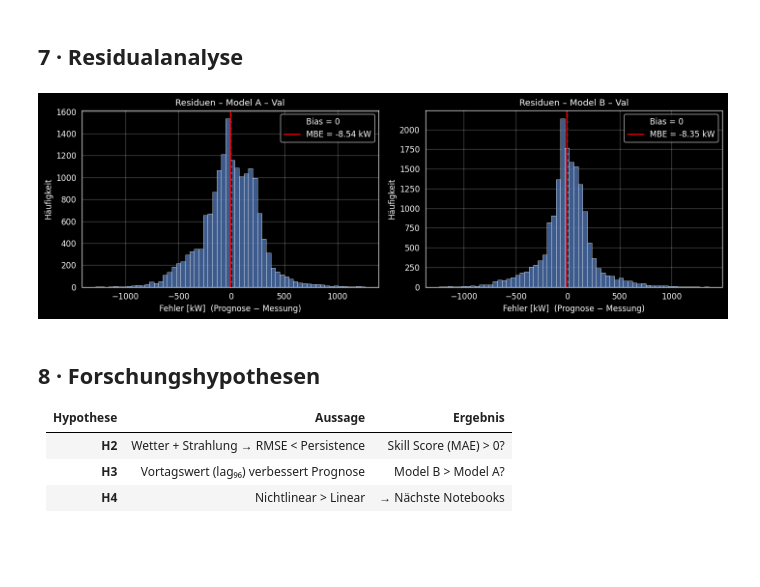
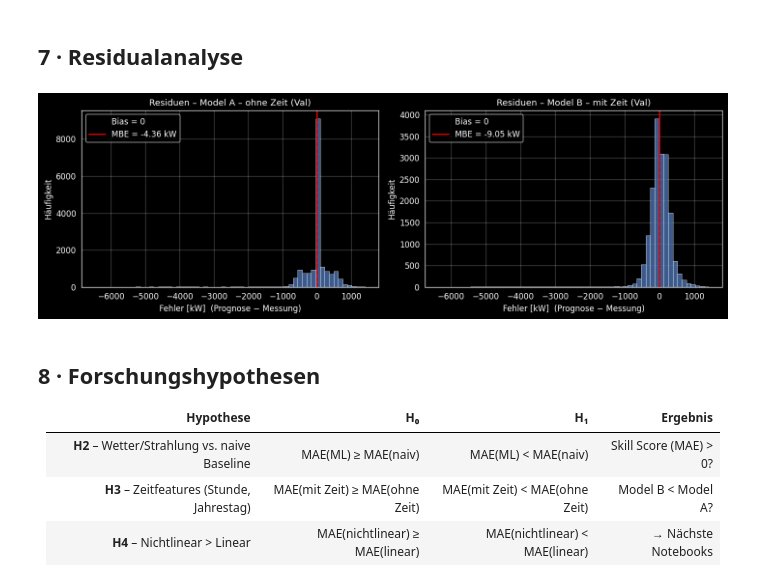
Before and after one commit to Anni075/KI-Project, a Jupyter notebook: notebooks/04_linear_regression.ipynb, the cells around one changed output. Drawn from its saved outputs; the diff is of its cells as text; code cells hidden in the pictures; blank space fills up the shorter version.

```diff
--- a/notebooks/04_linear_regression.ipynb
+++ b/notebooks/04_linear_regression.ipynb
@@ -88,7 +92,6 @@ Warum genau diese Features?
 # %%
 df = add_time_features(df)
 df = add_irradiance_features(df)
-df = add_lag_features(df, target_col=TARGET, lags=[96])
 
 print(f"Feature-Matrix: {df.shape[1]} Spalten")
 df[FEATURES_B + [TARGET]].dropna().describe().round(2)
@@ -191,27 +200,26 @@ results_df[["rmse", "mae", "r2", "nrmse", "skill_mae"]].round(4)
 # %%
 fig, axes = plt.subplots(1, 2, figsize=(11, 4))
 
-for ax, split, models, labels in [
-    (
-        axes[0], "VAL",
-        ["Persistence (val)", "Model A – kein Lag (val)", "Model B – + lag96 (val)"],
-        ["Persistence", "Model A", "Model B"],
-    ),
-    (
-        axes[1], "TEST",
-        ["Persistence (test)", "Model A – kein Lag (test)", "Model B – + lag96 (test)"],
-        ["Persistence", "Model A", "Model B"],
-    ),
+models = ["Persistence (val)", "Model A – ohne Zeit (val)", "Model B – mit Zeit (val)"]
+labels = ["Persistence\n(naiv: Vortag)", "Model A\n(ohne Zeit)", "Model B\n(mit Zeit)"]
+colors = ["#bbb", "#4C72B0", "#DD8452"]
+
+for ax, metric, title in [
+    (axes[0], "mae",  "MAE – Validierungsset"),
+    (axes[1], "rmse", "RMSE – Validierungsset"),
 ]:
-    vals   = [results_df.loc[m, "rmse"] for m in models]
-    colors = ["#bbb", "#4C72B0", "#DD8452"]
-    bars   = ax.bar(labels, vals, color=colors, edgecolor="white", linewidth=1.2)
+    vals = [results_df.loc[m, metric] for m in models]
+    bars = ax.bar(labels, vals, color=colors, edgecolor="white", linewidth=1.2)
     ax.bar_label(bars, fmt="%.1f kW", padding=4, fontsize=10)
-    ax.set_title(f"RMSE – {split}", fontsize=12)
-    ax.set_ylabel("RMSE [kW]")
-    ax.set_ylim(0, max(vals) * 1.3)
+    ax.set_title(title, fontsize=12, fontweight="bold")
+    ax.set_ylabel(f"{metric.upper()} [kW]")
+    ax.set_ylim(0, max(vals) * 1.25)
 
-plt.suptitle("Vergleich: Persistence  vs.  Lineare Regression", fontsize=13, fontweight="bold")
+plt.suptitle(
+    "⚠ MAE: Modelle schlechter als Persistence – RMSE besser\n"
+    "(Lineare Regression minimiert quadratischen Fehler, nicht MAE)",
+    fontsize=10, color="#888"
+)
 plt.tight_layout()
 plt.show()
 # %% [output]
@@ -249,31 +257,31 @@ plt.show()
 # %%
 fig, axes = plt.subplots(1, 2, figsize=(12, 4))
 
 for ax, name, yt, yp in [
-    (axes[0], "Model A – Val", y_val, pred_a_val),
-    (axes[1], "Model B – Val", y_val, pred_b_val),
+    (axes[0], "Model A – ohne Zeit (Val)", y_val, pred_a_val),
+    (axes[1], "Model B – mit Zeit (Val)",  y_val, pred_b_val),
 ]:
     res = (yp - yt).dropna()
     ax.hist(res, bins=60, color="#4C72B0", edgecolor="white",
             linewidth=0.5, alpha=0.8)
     ax.axvline(0,           color="black", lw=1.5, ls="--", label="Bias = 0")
     ax.axvline(res.mean(),  color="red",   lw=1.5, ls="-",
                label=f"MBE = {res.mean():.2f} kW")
     ax.set_title(f"Residuen – {name}", fontsize=11)
     ax.set_xlabel("Fehler [kW]  (Prognose − Messung)")
     ax.set_ylabel("Häufigkeit")
     ax.legend()
 
 plt.tight_layout()
 plt.show()
 # %% [output]
-[figure, old version]
+[figure, new version]
 # %% [markdown]
 ## 8 · Forschungshypothesen
 
-| Hypothese | Aussage | Ergebnis |
-|---|---|---|
-| **H2** | Wetter + Strahlung → RMSE < Persistence | Skill Score (MAE) > 0? |
-| **H3** | Vortagswert (lag₉₆) verbessert Prognose | Model B > Model A? |
-| **H4** | Nichtlinear > Linear | → Nächste Notebooks |
+| Hypothese | H₀ | H₁ | Ergebnis |
+|---|---|---|---|
+| **H2** – Wetter/Strahlung vs. naive Baseline | MAE(ML) ≥ MAE(naiv) | MAE(ML) < MAE(naiv) | Skill Score (MAE) > 0? |
+| **H3** – Zeitfeatures (Stunde, Jahrestag) | MAE(mit Zeit) ≥ MAE(ohne Zeit) | MAE(mit Zeit) < MAE(ohne Zeit) | Model B < Model A? |
+| **H4** – Nichtlinear > Linear | MAE(nichtlinear) ≥ MAE(linear) | MAE(nichtlinear) < MAE(linear) | → Nächste Notebooks |
 # %%
```
Also changed, not shown: parts of 17 cells of this notebook, 5 other files.
